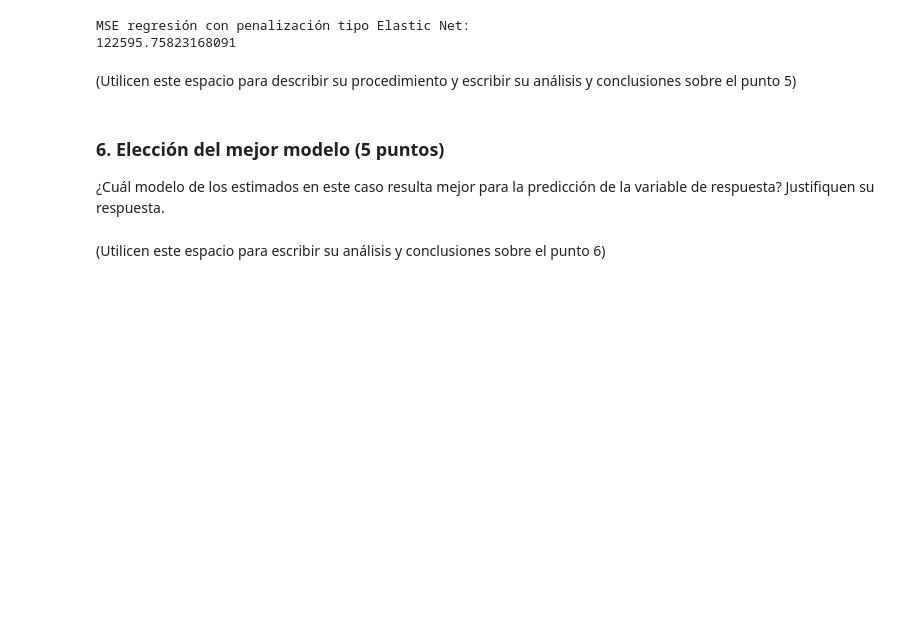
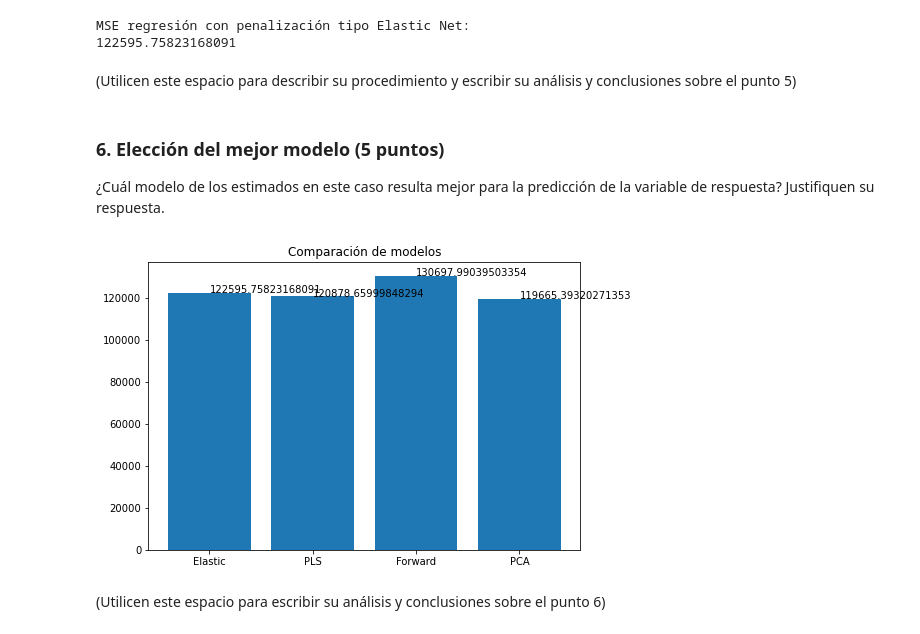
Before and after one commit to paulguz261/MIAD_20231_intro_machine_learning_grupal, a Jupyter notebook: week2/Caso modelos lineales para regresión, muestreo y selección del mejor modelo.ipynb, the cells around one changed output. Saved outputs shown, nothing was run; the diff lists cells and outputs as text; code cells hidden in the pictures; blank space fills up the shorter version.

```diff
--- a/week2/Caso modelos lineales para regresión, muestreo y selección del mejor modelo.ipynb
+++ b/week2/Caso modelos lineales para regresión, muestreo y selección del mejor modelo.ipynb
@@ -608,5 +600,22 @@ MSE regresión con penalización tipo Elastic Net:
 # %% [markdown]
 ### 6. Elección del mejor modelo (5 puntos)
 ¿Cuál modelo de los estimados en este caso resulta mejor para la predicción de la variable de respuesta? Justifiquen su respuesta.
+# %%
+MSE_models = [MSEElastic,MSEPLS,MSEFwd,MSEPCA]
+
+
+fig = plt.figure()
+ax = fig.add_axes([0,0,1,1])
+ax.set_title("Comparación de modelos")
+ejeX = ['Elastic', 'PLS','Forward', 'PCA']
+ejeY = MSE_models
+ax.bar(ejeX,ejeY)
+def addlabels(x,y,plotP):
+    for i in range(len(x)):
+        plotP.text(i,y[i],y[i])
+addlabels(ejeX,ejeY,plt)
+plt.show()
+# %% [output]
+[figure, added]
 # %% [markdown]
 (Utilicen este espacio para escribir su análisis y conclusiones sobre el punto 6)
```
Also changed, not shown: parts of 1 cell of this notebook.
